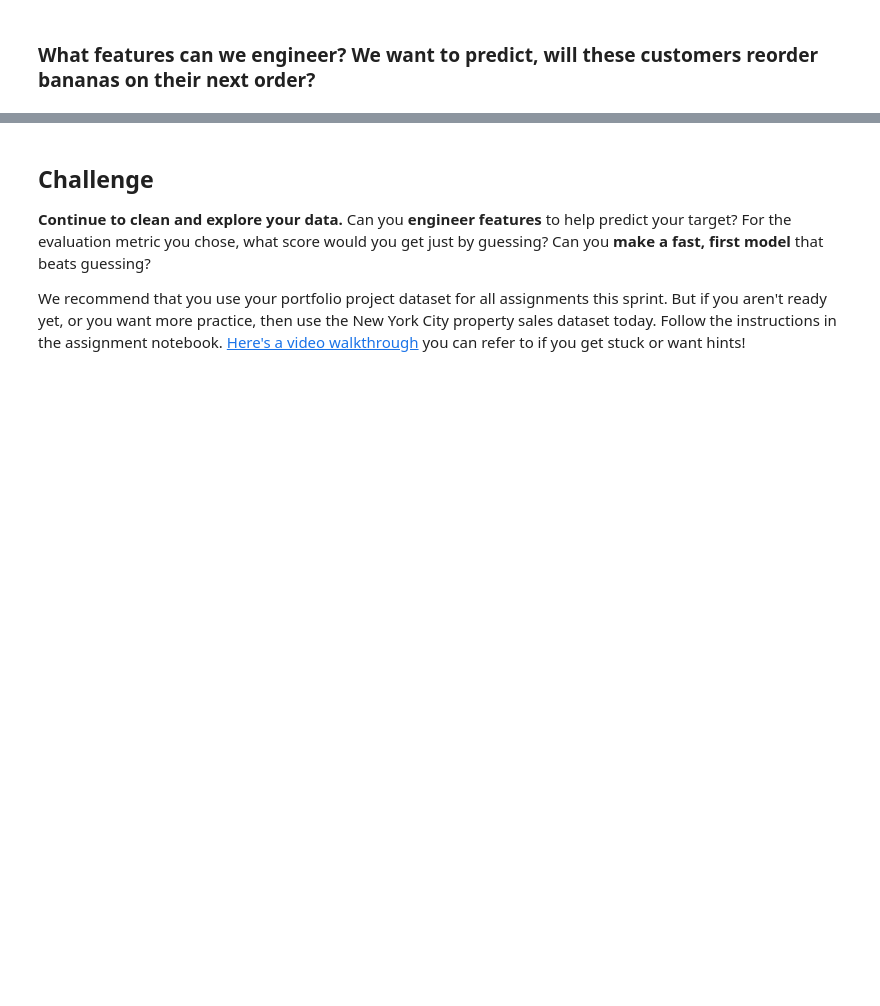
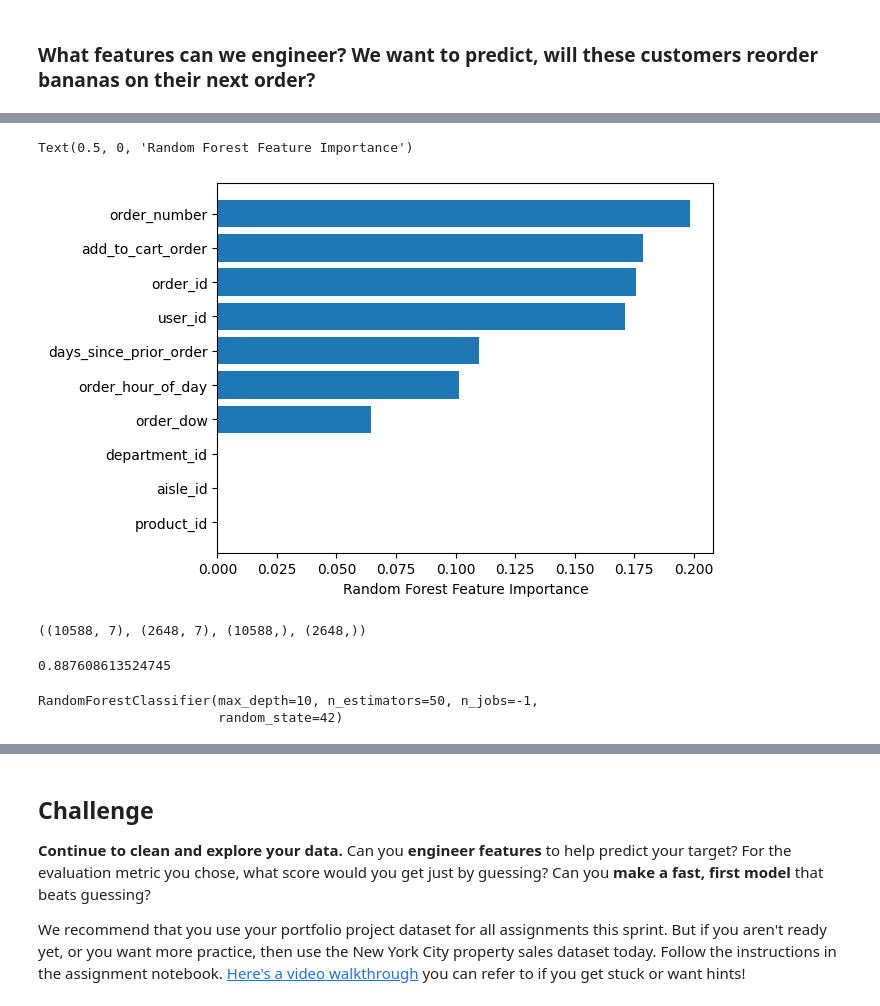
Before and after one commit to sikoh/DS-Applied-Modeling, a Jupyter notebook: Wrangle-ML-Datasets/DS_WrangleMLDatasets_Homework.ipynb, the cells around one changed output, grey strips where cells are left out. Drawn from its saved outputs; the diff is of its cells as text; code cells hidden in the pictures; blank space fills up the shorter version.

Commit message:
Creating a model

```diff
--- a/Wrangle-ML-Datasets/DS_WrangleMLDatasets_Homework.ipynb
+++ b/Wrangle-ML-Datasets/DS_WrangleMLDatasets_Homework.ipynb
@@ -251,3 +251,9 @@ df_no_banana_orders[df_no_banana_orders['product_name']=='Banana'].shape
 (0, 13)
 # %% [markdown]
 ### What features can we engineer? We want to predict, will these customers reorder bananas on their next order?
+# %%
+y = df_banana_orders['reordered']
+X = df_banana_orders.drop(columns=['reordered','product_name', 'eval_set'])
+# %%
+from sklearn.model_selection import train_test_split
+X_train, X_val, y_train, y_val = train_test_split(X, y, test_size=0.2, random_state=42)
@@ -253,0 +270,5 @@ df_no_banana_orders[df_no_banana_orders['product_name']=='Banana'].shape
+# %%
+from sklearn.ensemble import RandomForestClassifier
+model_rf = RandomForestClassifier(random_state=42, n_jobs=-1,n_estimators=50, max_depth=10)
+
+model_rf.fit(X_train, y_train)
@@ -253,0 +299,8 @@ df_no_banana_orders[df_no_banana_orders['product_name']=='Banana'].shape
+# %%
+import matplotlib.pyplot as plt
+sorted_idx = model_rf.feature_importances_.argsort()
+plt.barh(X_train.columns[sorted_idx], model_rf.feature_importances_[sorted_idx])
+plt.xlabel("Random Forest Feature Importance")
+# %% [output]
+Text(0.5, 0, 'Random Forest Feature Importance')
+[figure, added]
@@ -253,0 +313,16 @@ df_no_banana_orders[df_no_banana_orders['product_name']=='Banana'].shape
+# %%
+X2_train.shape, X2_val.shape, y2_train.shape, y2_val.shape
+# %% [output]
+((10588, 7), (2648, 7), (10588,), (2648,))
+# %%
+baseline_acc = y2_train.value_counts(normalize=True).max()
+baseline_acc
+# %% [output]
+0.887608613524745
+# %%
+model2 = RandomForestClassifier(random_state=42, n_jobs=-1,n_estimators=50, max_depth=10)
+
+model2.fit(X2_train, y2_train)
+# %% [output]
+RandomForestClassifier(max_depth=10, n_estimators=50, n_jobs=-1,
+                       random_state=42)
```
Also changed, not shown: parts of 18 cells of this notebook.
